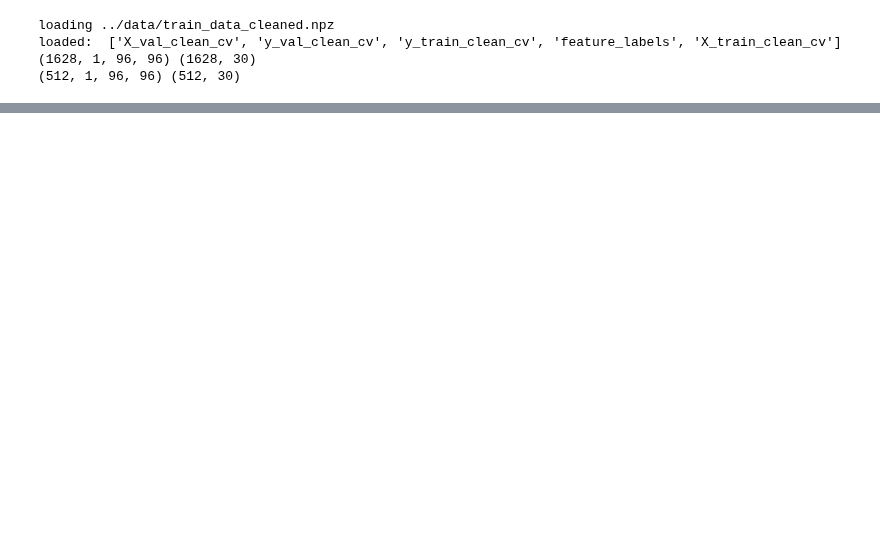
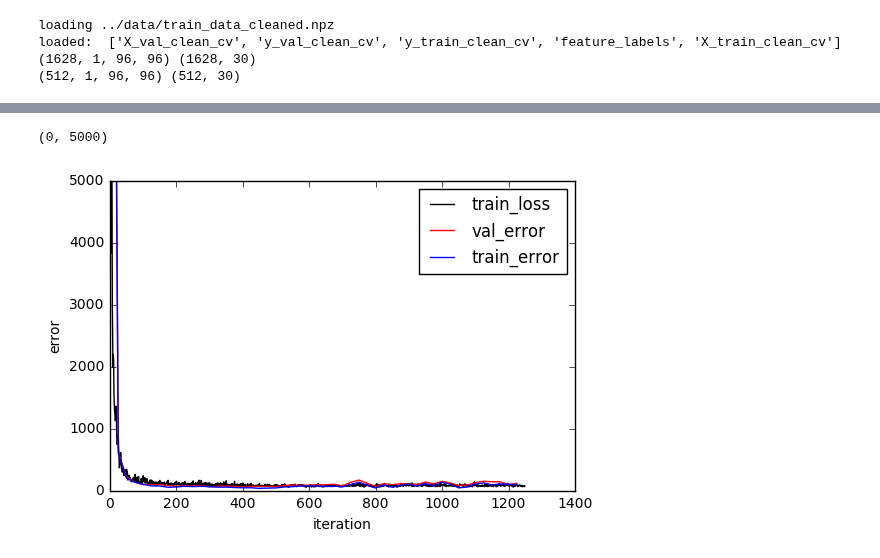
Before and after one commit to shaktisourav/facial_keypoint_recognition, a Jupyter notebook: src/facial_recog_le_net.ipynb, the cells around one changed output, grey strips where cells are left out. Drawn from its saved outputs; the diff is of its cells as text; code cells hidden in the pictures; blank space fills up the shorter version.

```diff
--- a/src/facial_recog_le_net.ipynb
+++ b/src/facial_recog_le_net.ipynb
@@ -30,14 +30,20 @@ loaded:  ['X_val_clean_cv', 'y_val_clean_cv', 'y_train_clean_cv', 'feature_label
 (512, 1, 96, 96) (512, 30)
 # %%
 #Define all params for training
-batch_size = 128
+DEBUG_MSGS = 0
+batch_size = 64
 base_lr = 5.411695e-04
-num_epochs = 100
+dropout_ratio = 0.75
+num_epochs = 50
 min_epochs = 50
 auto_stop = True
 
+
 reg_param = 4.641589e-03
-td_size = X_train_clean_cv.shape[0]
+td_size = ( X_train_clean_cv.shape[0] // batch_size) * batch_size
+print td_size
 # td_size = 256
 val_data_size = X_val_clean_cv.shape[0]
 # val_data_size = 2*batch_size
+
+train_suffix = "__b_lr_%.02e__reg_param_%0.02e__batch_size_%d__drop_%.02e" % (base_lr, reg_param, batch_size, dropout_ratio)
@@ -87,7 +105,7 @@ s.train_net = train_net_path
 s.test_net.append(test_net_path)
 s.test_iter.append(1) # Test on 100 batches each time we test.
 
-s.test_net.append(train_net_path)
+s.test_net.append(train_net_path_test_time)
 s.test_iter.append(1) # Test on 100 batches each time we test.
 
 
@@ -126,8 +144,8 @@ s.weight_decay = reg_param
 # //
 # // where base_lr, max_iter, gamma, step, stepvalue and power are defined
 # // in the solver parameter protocol buffer, and iter is the current iteration.
-s.lr_policy = 'inv'
-s.gamma = 0.01
+s.lr_policy = 'fixed'
+s.gamma = 0.0001
 s.power = 0.75
 # EDIT HERE to try the fixed rate (and compare with adaptive solvers)
 # `fixed` is the simplest policy that keeps the learning rate constant.
@@ -147,7 +165,7 @@ s.snapshot_after_train = True
 s.solver_mode = caffe_pb2.SolverParameter.CPU
 
 
-solver_config_fname = 'lenet_solver.prototxt'
+solver_config_fname = 'lenet_solver' + train_suffix + '.prototxt'
 # Write the solver to a temporary file and return its filename.
 with open(solver_config_fname, 'w') as f:
     f.write(str(s))
@@ -333,3 +415,16 @@ Wall time: 2min 6s
+# %%
+_, ax1 = plt.subplots()
+# ax2 = ax1.twinx()
+ax1.plot(range(niter), train_loss, 'k', label='train_loss')
+ax1.plot(val_interval * np.arange(len(val_error)), val_error, 'r', label='val_error')
+ax1.plot(val_interval * np.arange(len(train_error)), train_error, 'b', label='train_error')
+ax1.legend()
+ax1.set_xlabel('iteration')
+ax1.set_ylabel('error')
+ax1.set_ylim([0,5000])
+# %% [output]
+(0, 5000)
+[figure, added]
 # %%
 # Determine training auto stop
 
```
Also changed, not shown: parts of 14 cells of this notebook.
